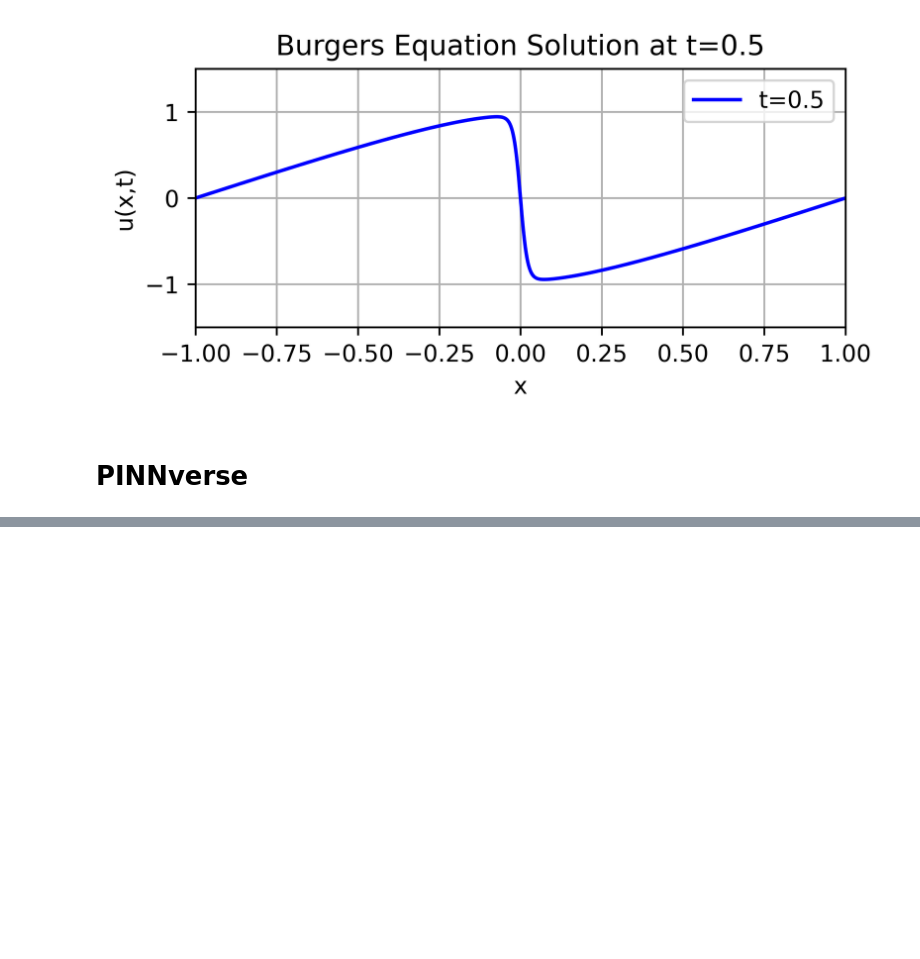
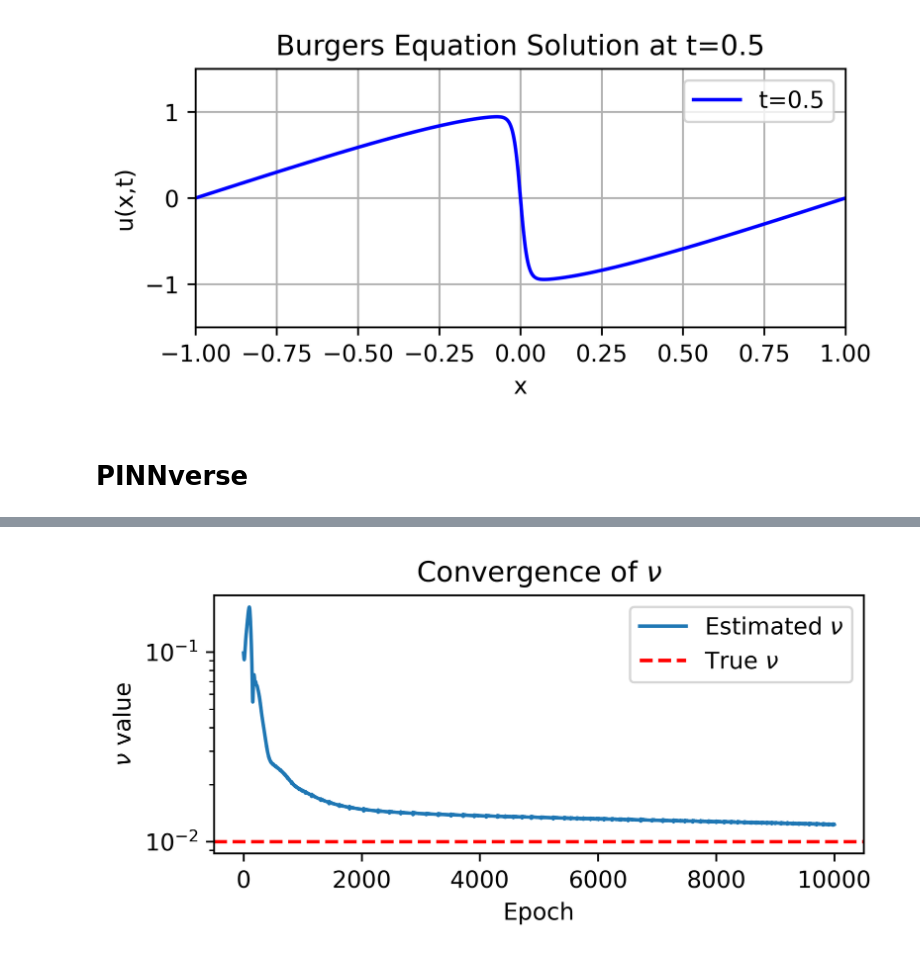
Before and after one commit to SebastianJara-PI/pinnverse-pytorch-replication, a Jupyter notebook: notebooks/01_burgers_equation.ipynb, the cells around one changed output, grey strips where cells are left out. Drawn from its saved outputs; the diff is of its cells as text; code cells hidden in the pictures; blank space fills up the shorter version.

```diff
--- a/notebooks/01_burgers_equation.ipynb
+++ b/notebooks/01_burgers_equation.ipynb
@@ -123,0 +264,13 @@ burgers_residual(net, x_t, t_t, nu=0.01)
+# %%
+# Convergence nu
+plt.figure(figsize=(5, 2), dpi=600)
+plt.plot(dict["nu_value"], label="Estimated $\\nu$")
+plt.axhline(0.01, color='r', linestyle='--', label="True $\\nu$")
+plt.xlabel("Epoch")
+plt.ylabel("$\\nu$ value")
+plt.yscale("log")
+plt.title("Convergence of $\\nu$")
+plt.legend()
+plt.show()
+# %% [output]
+[figure, added]
```
Also changed, not shown: parts of 18 cells of this notebook, 2 other files.
